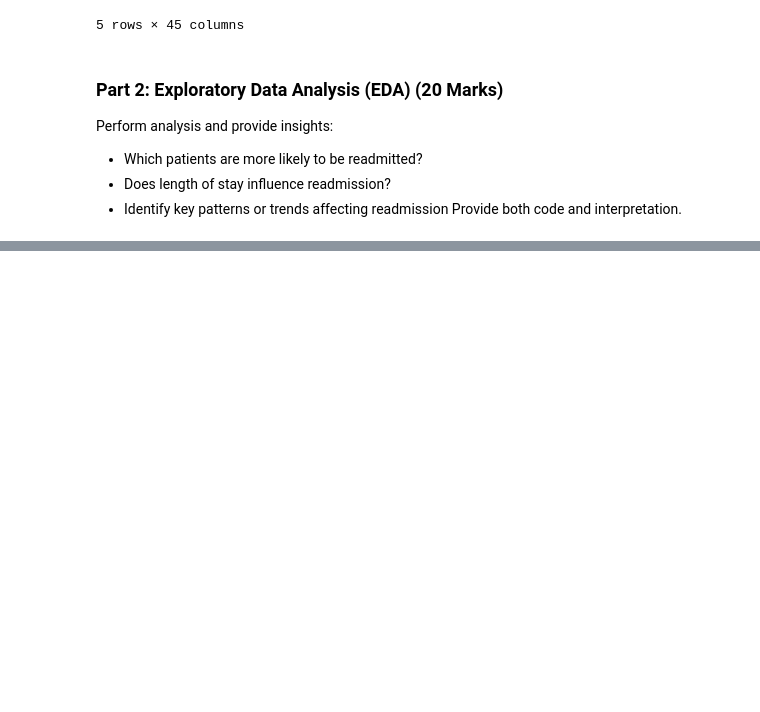
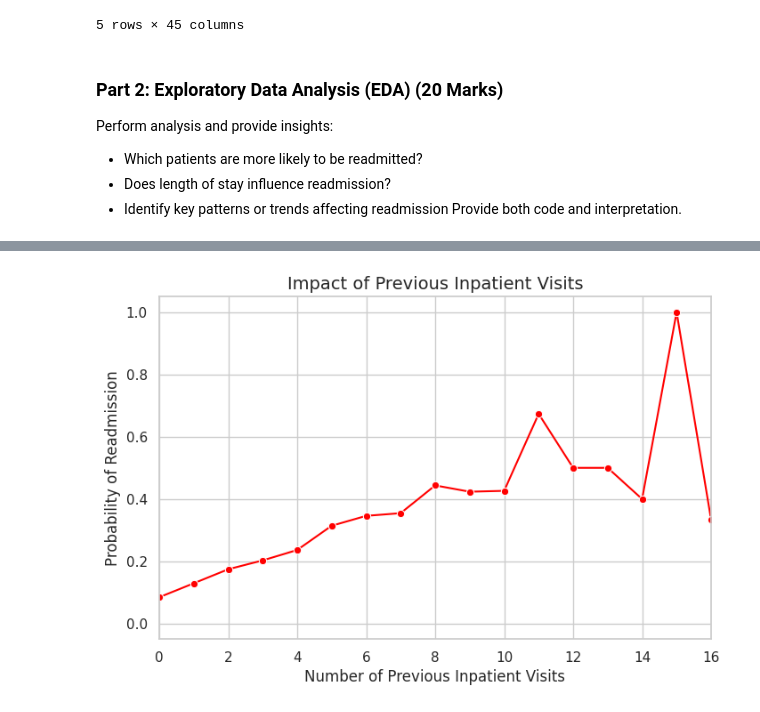
Before and after one commit to emadadnan000/SMIT-AI-DS, a Jupyter notebook: Final Exam.ipynb, the cells around one changed output, grey strips where cells are left out. Saved outputs shown, nothing was run; the diff lists cells and outputs as text; code cells hidden in the pictures; blank space fills up the shorter version.

```diff
--- a/Final Exam.ipynb
+++ b/Final Exam.ipynb
@@ -181,0 +219,10 @@ Provide both code and interpretation.
+# %%
+plt.figure(figsize=(8, 5))
+sns.lineplot(x='number_inpatient', y='readmitted', data=df, errorbar=None, color='red', marker='o')
+plt.title('Impact of Previous Inpatient Visits', fontsize=14)
+plt.xlabel('Number of Previous Inpatient Visits', fontsize=12)
+plt.ylabel('Probability of Readmission', fontsize=12)
+plt.xlim(0, 16)
+plt.show()
+# %% [output]
+[figure, added]
```
Also changed, not shown: parts of 32 cells of this notebook.
